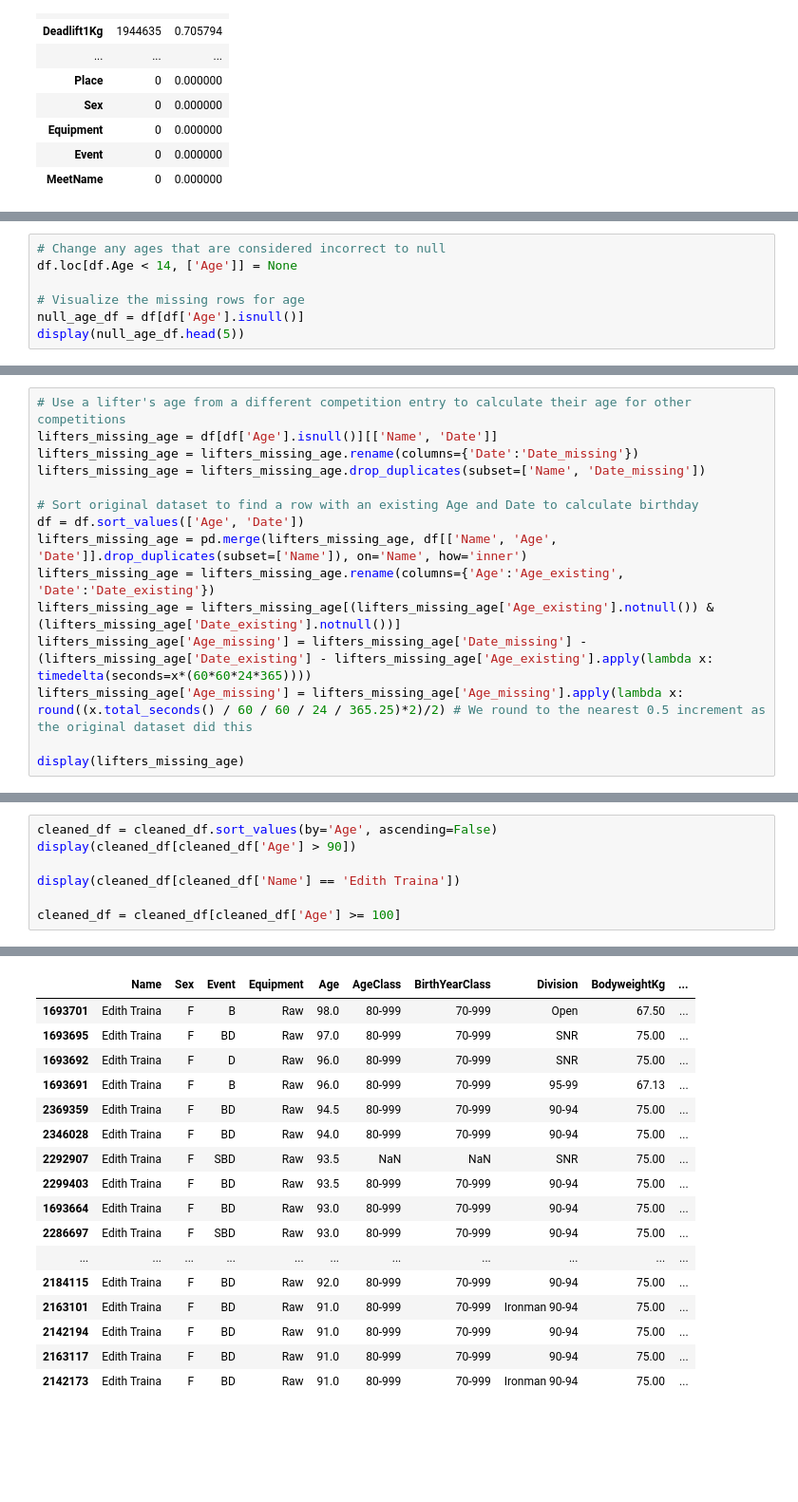
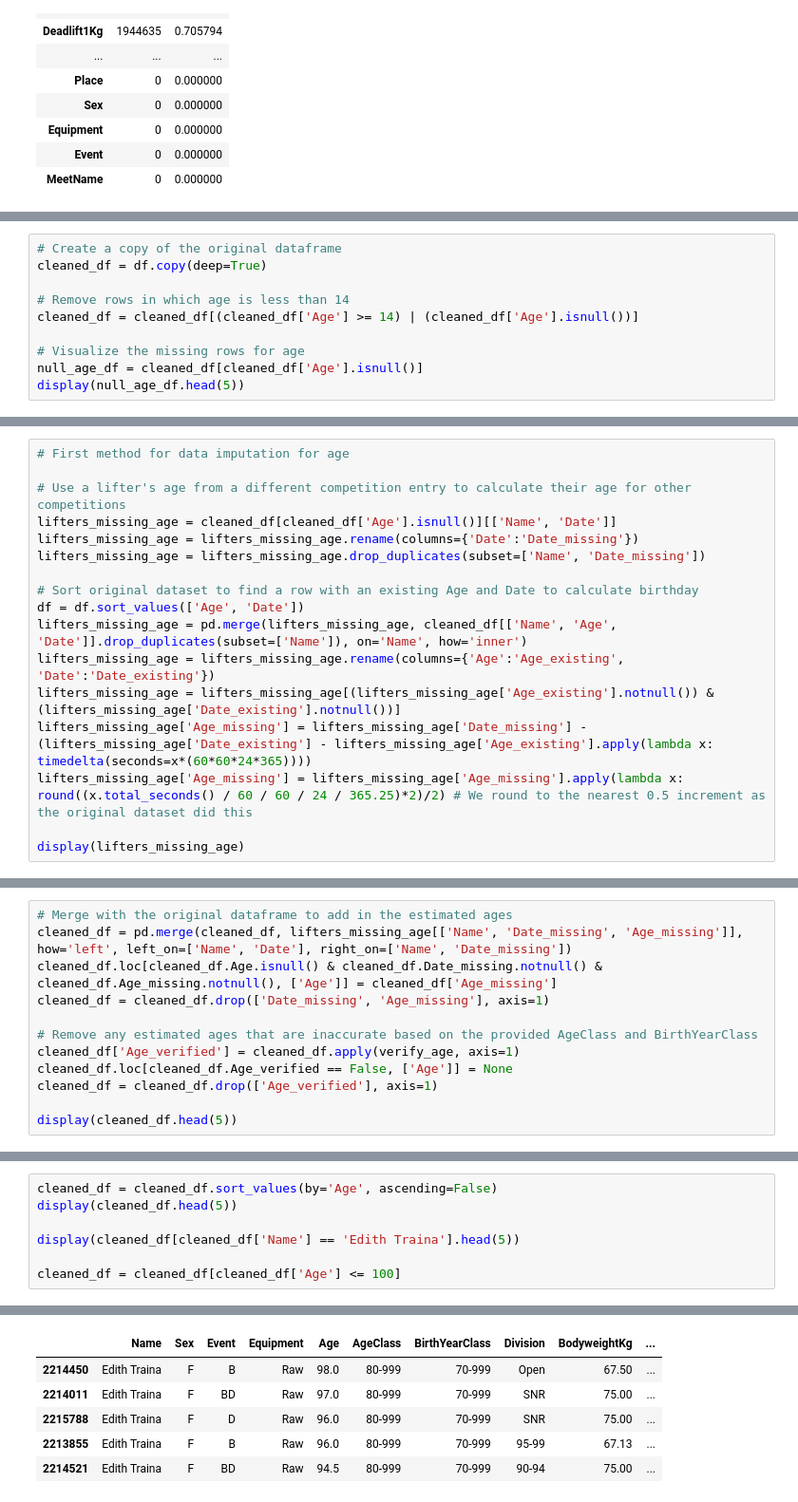
Before and after one commit to kim-jason/PowerliftingDataset, a Jupyter notebook: Powerlifting_Data_Science_Project.ipynb, the cells around one changed output, grey strips where cells are left out. Shown: that part at 95% size. Drawn from its saved outputs; the diff is of its cells as text; blank space fills up the shorter version.

Commit message:
Finished data cleaning for age feature

```diff
--- a/Powerlifting_Data_Science_Project.ipynb
+++ b/Powerlifting_Data_Science_Project.ipynb
@@ -175,9 +175,12 @@ We will first change age data that lists the age as less than 14 to null. Firstl
 # %%
-# Change any ages that are considered incorrect to null
-df.loc[df.Age < 14, ['Age']] = None
+# Create a copy of the original dataframe
+cleaned_df = df.copy(deep=True)
+
+# Remove rows in which age is less than 14
+cleaned_df = cleaned_df[(cleaned_df['Age'] >= 14) | (cleaned_df['Age'].isnull())]
 
 # Visualize the missing rows for age
-null_age_df = df[df['Age'].isnull()]
+null_age_df = cleaned_df[cleaned_df['Age'].isnull()]
 display(null_age_df.head(5))
 # %% [output]
 |  | Name | Sex | Event | Equipment | Age | AgeClass | BirthYearClass | Division | BodyweightKg | ... |
@@ -194,14 +237,16 @@ We will attempt to impute missing data entries for age in two methods:
 1.   Use a lifter's age from a different competition entry to calculate their age for other competitions (more accurate)
 2.   Use the average of their AgeClass range or their BirthYearClass range (less accurate)
 # %%
+# First method for data imputation for age
+
 # Use a lifter's age from a different competition entry to calculate their age for other competitions
-lifters_missing_age = df[df['Age'].isnull()][['Name', 'Date']]
+lifters_missing_age = cleaned_df[cleaned_df['Age'].isnull()][['Name', 'Date']]
 lifters_missing_age = lifters_missing_age.rename(columns={'Date':'Date_missing'})
 lifters_missing_age = lifters_missing_age.drop_duplicates(subset=['Name', 'Date_missing'])
 
 # Sort original dataset to find a row with an existing Age and Date to calculate birthday
 df = df.sort_values(['Age', 'Date'])
-lifters_missing_age = pd.merge(lifters_missing_age, df[['Name', 'Age', 'Date']].drop_duplicates(subset=['Name']), on='Name', how='inner')
+lifters_missing_age = pd.merge(lifters_missing_age, cleaned_df[['Name', 'Age', 'Date']].drop_duplicates(subset=['Name']), on='Name', how='inner')
 lifters_missing_age = lifters_missing_age.rename(columns={'Age':'Age_existing', 'Date':'Date_existing'})
 lifters_missing_age = lifters_missing_age[(lifters_missing_age['Age_existing'].notnull()) & (lifters_missing_age['Date_existing'].notnull())]
 lifters_missing_age['Age_missing'] = lifters_missing_age['Date_missing'] - (lifters_missing_age['Date_existing'] - lifters_missing_age['Age_existing'].apply(lambda x: timedelta(seconds=x*(60*60*24*365))))
@@ -224,0 +270,12 @@ display(lifters_missing_age)
+# %%
+# Merge with the original dataframe to add in the estimated ages
+cleaned_df = pd.merge(cleaned_df, lifters_missing_age[['Name', 'Date_missing', 'Age_missing']], how='left', left_on=['Name', 'Date'], right_on=['Name', 'Date_missing'])
+cleaned_df.loc[cleaned_df.Age.isnull() & cleaned_df.Date_missing.notnull() & cleaned_df.Age_missing.notnull(), ['Age']] = cleaned_df['Age_missing']
+cleaned_df = cleaned_df.drop(['Date_missing', 'Age_missing'], axis=1)
+
+# Remove any estimated ages that are inaccurate based on the provided AgeClass and BirthYearClass
+cleaned_df['Age_verified'] = cleaned_df.apply(verify_age, axis=1)
+cleaned_df.loc[cleaned_df.Age_verified == False, ['Age']] = None
+cleaned_df = cleaned_df.drop(['Age_verified'], axis=1)
+
+display(cleaned_df.head(5))
@@ -297,9 +347,9 @@ Below we can see several of the rows in which the age estimations are to be remo
 # %%
 cleaned_df = cleaned_df.sort_values(by='Age', ascending=False)
-display(cleaned_df[cleaned_df['Age'] > 90])
+display(cleaned_df.head(5))
 
-display(cleaned_df[cleaned_df['Name'] == 'Edith Traina'])
+display(cleaned_df[cleaned_df['Name'] == 'Edith Traina'].head(5))
 
-cleaned_df = cleaned_df[cleaned_df['Age'] >= 100]
+cleaned_df = cleaned_df[cleaned_df['Age'] <= 100]
 # %% [output]
 |  | Name | Sex | Event | Equipment | Age | AgeClass | BirthYearClass | Division | BodyweightKg | ... |
@@ -318,17 +362,6 @@ cleaned_df = cleaned_df[cleaned_df['Age'] >= 100]
 |  | Name | Sex | Event | Equipment | Age | AgeClass | BirthYearClass | Division | BodyweightKg | ... |
-| 1693701 | Edith Traina | F | B | Raw | 98.0 | 80-999 | 70-999 | Open | 67.50 | ... |
-| 1693695 | Edith Traina | F | BD | Raw | 97.0 | 80-999 | 70-999 | SNR | 75.00 | ... |
-| 1693692 | Edith Traina | F | D | Raw | 96.0 | 80-999 | 70-999 | SNR | 75.00 | ... |
-| 1693691 | Edith Traina | F | B | Raw | 96.0 | 80-999 | 70-999 | 95-99 | 67.13 | ... |
-| 2369359 | Edith Traina | F | BD | Raw | 94.5 | 80-999 | 70-999 | 90-94 | 75.00 | ... |
-| 2346028 | Edith Traina | F | BD | Raw | 94.0 | 80-999 | 70-999 | 90-94 | 75.00 | ... |
-| 2292907 | Edith Traina | F | SBD | Raw | 93.5 | NaN | NaN | SNR | 75.00 | ... |
-| 2299403 | Edith Traina | F | BD | Raw | 93.5 | 80-999 | 70-999 | 90-94 | 75.00 | ... |
-| 1693664 | Edith Traina | F | BD | Raw | 93.0 | 80-999 | 70-999 | 90-94 | 75.00 | ... |
-| 2286697 | Edith Traina | F | SBD | Raw | 93.0 | 80-999 | 70-999 | 90-94 | 75.00 | ... |
-| ... | ... | ... | ... | ... | ... | ... | ... | ... | ... | ... |
-| 2184115 | Edith Traina | F | BD | Raw | 92.0 | 80-999 | 70-999 | 90-94 | 75.00 | ... |
-| 2163101 | Edith Traina | F | BD | Raw | 91.0 | 80-999 | 70-999 | Ironman 90-94 | 75.00 | ... |
-| 2142194 | Edith Traina | F | BD | Raw | 91.0 | 80-999 | 70-999 | 90-94 | 75.00 | ... |
-| 2163117 | Edith Traina | F | BD | Raw | 91.0 | 80-999 | 70-999 | 90-94 | 75.00 | ... |
-| 2142173 | Edith Traina | F | BD | Raw | 91.0 | 80-999 | 70-999 | Ironman 90-94 | 75.00 | ... |
+| 2214450 | Edith Traina | F | B | Raw | 98.0 | 80-999 | 70-999 | Open | 67.50 | ... |
+| 2214011 | Edith Traina | F | BD | Raw | 97.0 | 80-999 | 70-999 | SNR | 75.00 | ... |
+| 2215788 | Edith Traina | F | D | Raw | 96.0 | 80-999 | 70-999 | SNR | 75.00 | ... |
+| 2213855 | Edith Traina | F | B | Raw | 96.0 | 80-999 | 70-999 | 95-99 | 67.13 | ... |
+| 2214521 | Edith Traina | F | BD | Raw | 94.5 | 80-999 | 70-999 | 90-94 | 75.00 | ... |
```
Also changed, not shown: parts of 16 cells of this notebook.
